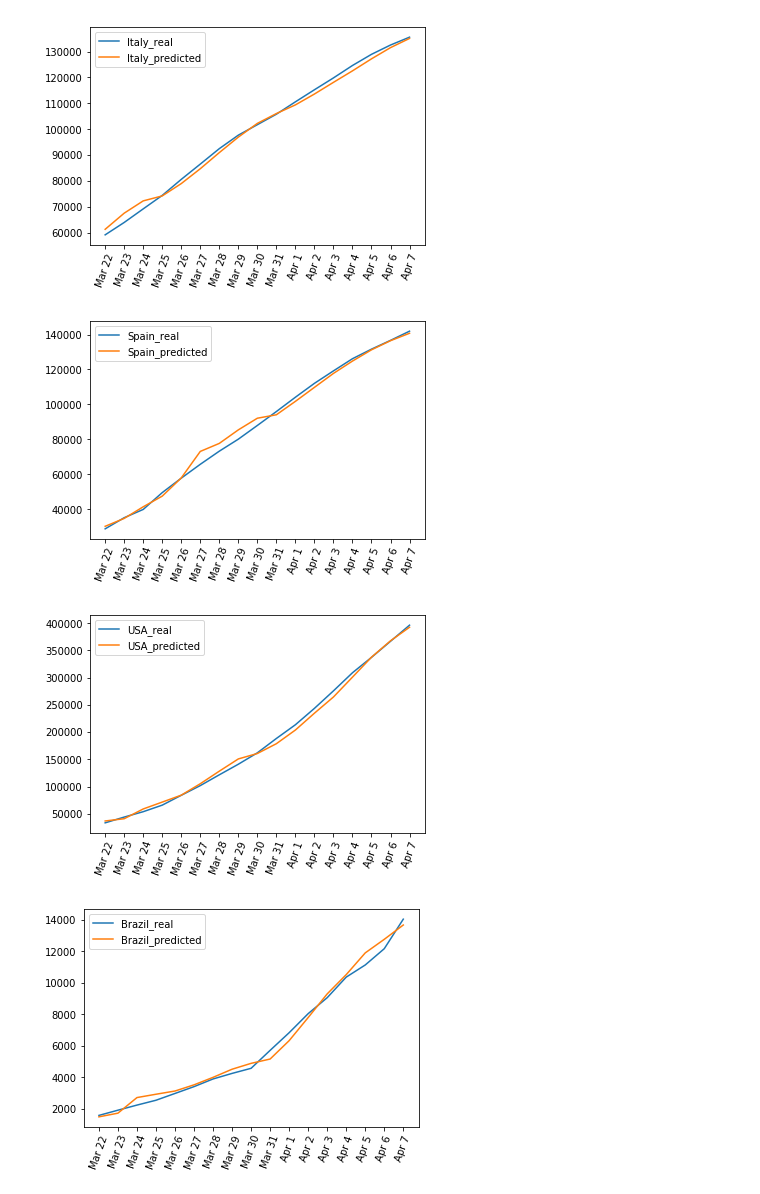
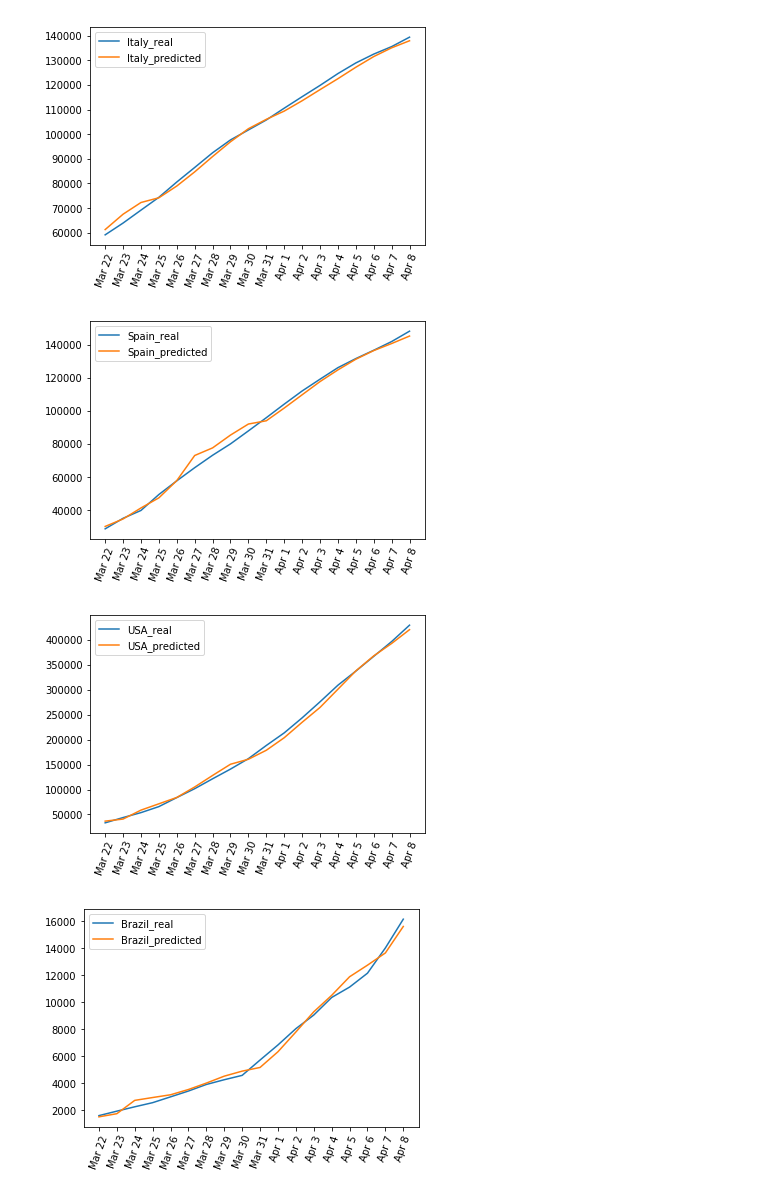
Before and after one commit to lucastsutsui/corona-prediction, a Jupyter notebook: realVsPredictedComparison.ipynb, the cells around one changed output. Saved outputs shown, nothing was run; the diff lists cells and outputs as text; code cells hidden in the pictures.

```diff
--- a/realVsPredictedComparison.ipynb
+++ b/realVsPredictedComparison.ipynb
@@ -19,35 +19,35 @@ realData = dict()
 predData = dict()
 
 for country in ["Italy", "Spain", "USA", "Brazil"]:
     realData[country] = []
     predData[country] = []
 
 for i in range(int(len(dataset) / 2)):
     predData["Italy"].append(dataset[2 * i][0])
     realData["Italy"].append(dataset[(2 * i) + 1][0])
 
     predData["Spain"].append(dataset[2 * i][1])
     realData["Spain"].append(dataset[(2 * i) + 1][1])
 
     predData["USA"].append(dataset[2 * i][2])
     realData["USA"].append(dataset[(2 * i) + 1][2])
 
     predData["Brazil"].append(dataset[2 * i][3])
     realData["Brazil"].append(dataset[(2 * i) + 1][3])
 
 xlabel = ["Mar 22", "Mar 23", "Mar 24", "Mar 25", "Mar 26",
           "Mar 27", "Mar 28", "Mar 29", "Mar 30", "Mar 31",
           "Apr 1", "Apr 2", "Apr 3", "Apr 4", "Apr 5",
-          "Apr 6", "Apr 7"]
+          "Apr 6", "Apr 7", "Apr 8"]
 
 for country in ["Italy", "Spain", "USA", "Brazil"]:
     plt.plot(realData[country], label=country + "_real")
     plt.plot(predData[country], label=country+"_predicted")
     plt.legend()
     plt.xticks(range(len(xlabel)), xlabel, rotation=70)
     plt.show()
 # %% [output]
-[figure, old version]
+[figure, new version]
-[figure, old version]
+[figure, new version]
-[figure, old version]
+[figure, new version]
-[figure, old version]
+[figure, new version]
```
Also changed, not shown: parts of 1 cell of this notebook, 2 other files.
